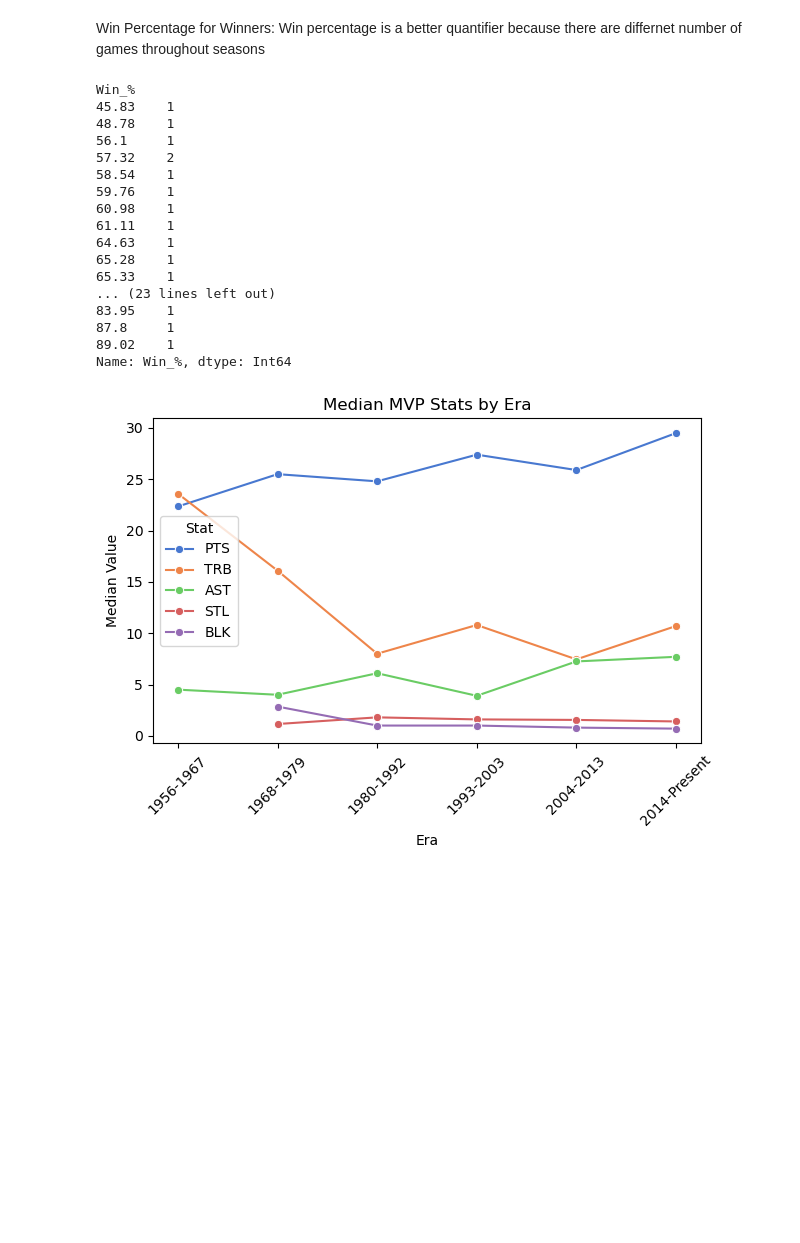
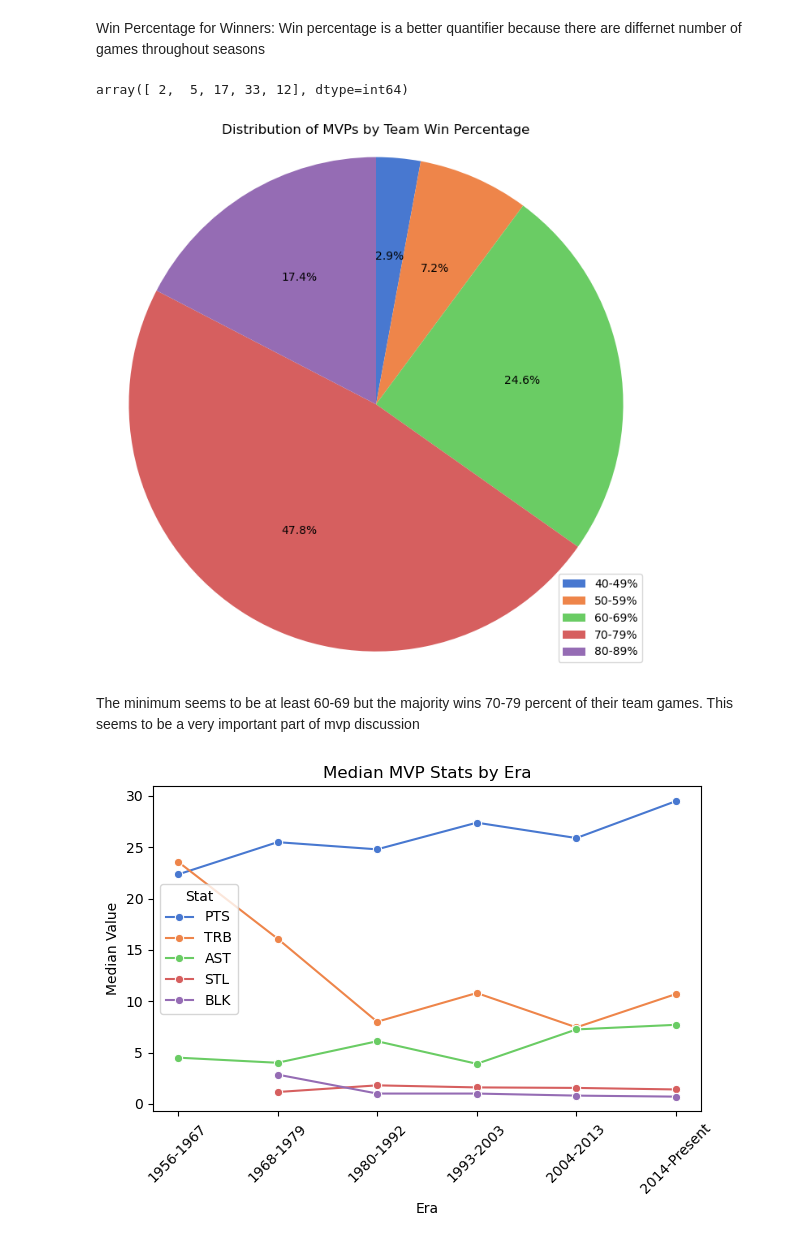
Before and after one commit to schao021/NBA_Award_Trends_and_Predictor, a Jupyter notebook: Award_Analysis.ipynb, the cells around one changed output. Saved outputs shown, nothing was run; the diff lists cells and outputs as text; code cells hidden in the pictures; blank space fills up the shorter version.

```diff
--- a/Award_Analysis.ipynb
+++ b/Award_Analysis.ipynb
@@ -192,27 +193,29 @@ df_merged_mvp.describe()
 | max | 2024.000000 | 35.000000 | 159.000000 | 1310.000000 | 1310.000000 | 1.000000 | 14.0 | 82.000000 | 82.0 | 47.300000 | 14.800000 | ... |
 # %% [markdown]
 Win Percentage for Winners: Win percentage is a better quantifier because there are differnet number of games throughout seasons
-# %%
-df_merged_mvp.groupby('Win_%')['Win_%'].count()
-# era_bins = [45, 55, 65, 75, 85, 95, 2025]
-# %% [output]
-Win_%
-45.83    1
-48.78    1
-56.1     1
-57.32    2
-58.54    1
-59.76    1
-60.98    1
-61.11    1
-64.63    1
-65.28    1
-65.33    1
-... (23 lines left out)
-83.95    1
-87.8     1
-89.02    1
-Name: Win_%, dtype: Int64
+# %%
+df_merged_mvp.groupby('Win_%')['Win_%'].count()
+win_perc_bin = [40, 50, 60, 70, 80, 90]
+win_per_label = ['40-49%','50-59%', '60-69%', '70-79%', '80-89%']
+df_merged_mvp['Win_Bin'] = pd.cut(df_merged_mvp['Win_%'], bins=win_perc_bin, labels=win_per_label, right=False)
+df_win_count = df_merged_mvp.groupby('Win_Bin', observed=False)['Win_Bin'].count()
+df_win_count.index
+df_win_count.values
+# %% [output]
+array([ 2,  5, 17, 33, 12], dtype=int64)
+# %%
+plt.figure(figsize=(7, 7))
+plt.pie(df_win_count.values, labels=df_win_count.index, autopct='%1.1f%%', startangle=90, counterclock=False, labeldistance=None)
+plt.title('Distribution of MVPs by Team Win Percentage')
+plt.legend(loc=4).set_visible(True)
+plt.axis('equal')  # Equal aspect ratio ensures the pie chart is a circle.
+plt.tight_layout()
+plt.show()
+# %% [output]
+[figure, added]
+# %% [markdown]
+The minimum seems to be at least 60-69 but the majority wins 70-79 percent of their team games.
+This seems to be a very important part of mvp discussion
 # %%
 
 mvp_top_stats = df_merged_mvp.groupby('Era',observed=False)[['PTS', 'TRB', 'AST', 'STL', 'BLK']].median()
```
Also changed, not shown: parts of 3 cells of this notebook.
